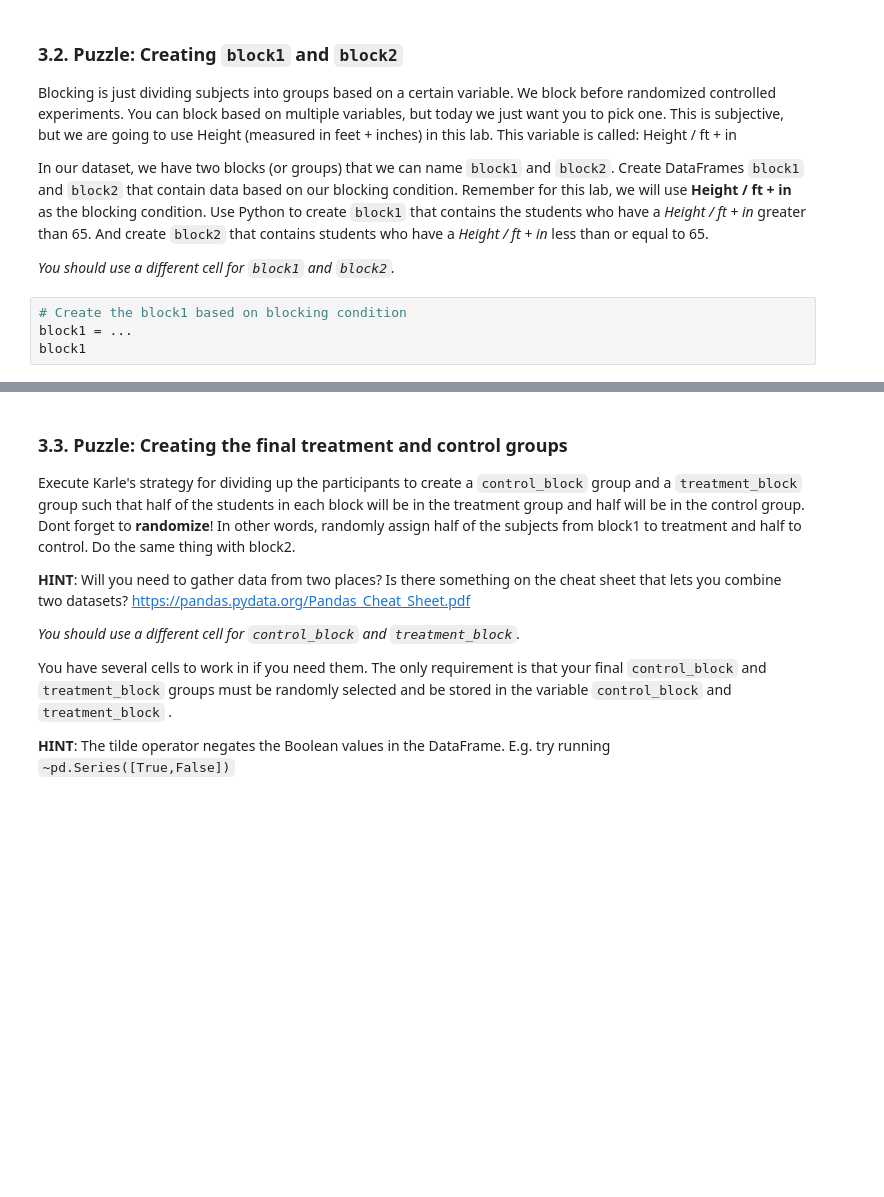
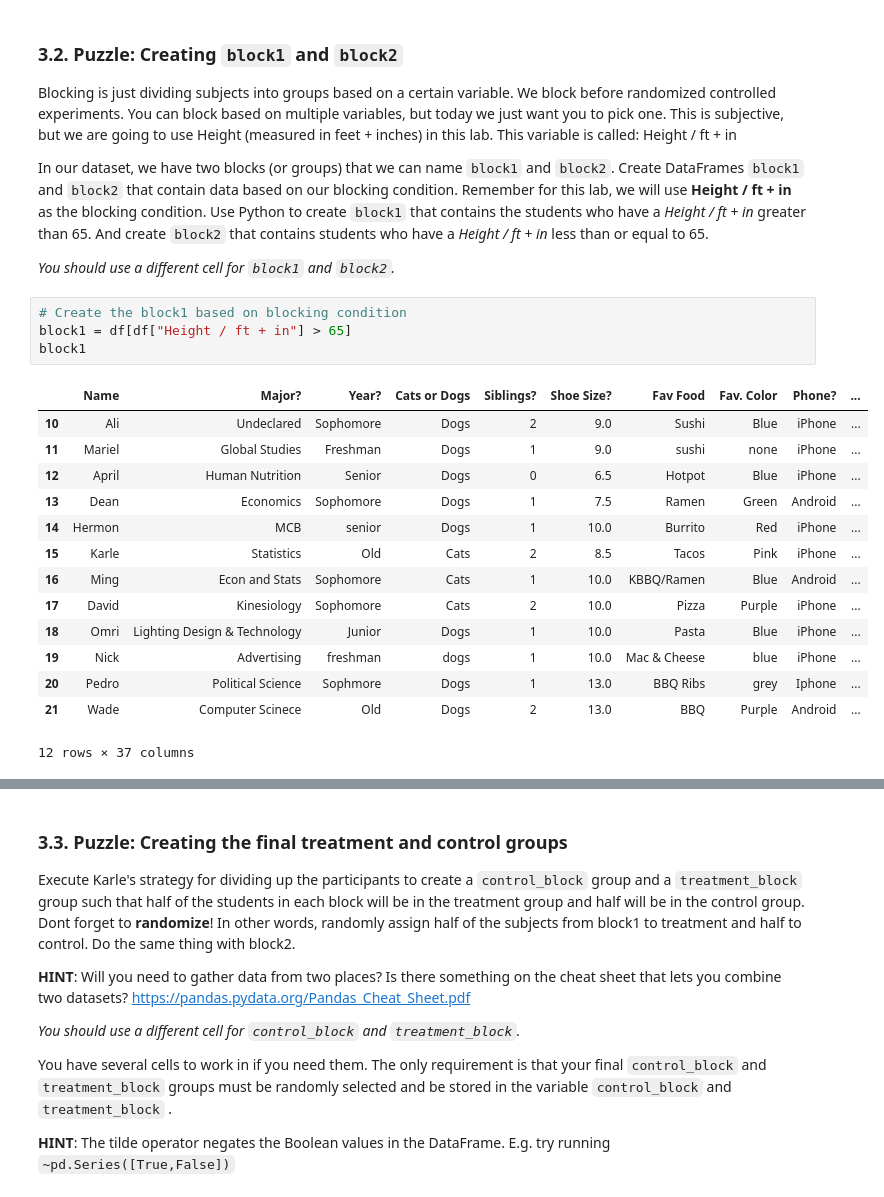
Before and after one commit to rgu6/Rachael-Gu, a Jupyter notebook: lab_exp_design/lab_exp_design.ipynb, the cells around one changed output, grey strips where cells are left out. Cells and saved outputs as stored; diff of their text form; blank space fills up the shorter version.

```diff
--- a/lab_exp_design/lab_exp_design.ipynb
+++ b/lab_exp_design/lab_exp_design.ipynb
@@ -297,8 +406,23 @@ In our dataset, we have two blocks (or groups) that we can name `block1` and `bl
 *You should use a different cell for `block1` and `block2`.*
 # %%
 # Create the block1 based on blocking condition
-block1 = ...
+block1 = df[df["Height / ft + in"] > 65]
 block1
+# %% [output]
+|  | Name | Major? | Year? | Cats or Dogs | Siblings? | Shoe Size? | Fav Food | Fav. Color | Phone? | ... |
+| 10 | Ali | Undeclared | Sophomore | Dogs | 2 | 9.0 | Sushi | Blue | iPhone | ... |
+| 11 | Mariel | Global Studies | Freshman | Dogs | 1 | 9.0 | sushi | none | iPhone | ... |
+| 12 | April | Human Nutrition | Senior | Dogs | 0 | 6.5 | Hotpot | Blue | iPhone | ... |
+| 13 | Dean | Economics | Sophomore | Dogs | 1 | 7.5 | Ramen | Green | Android | ... |
+| 14 | Hermon | MCB | senior | Dogs | 1 | 10.0 | Burrito | Red | iPhone | ... |
+| 15 | Karle | Statistics | Old | Cats | 2 | 8.5 | Tacos | Pink | iPhone | ... |
+| 16 | Ming | Econ and Stats | Sophomore | Cats | 1 | 10.0 | KBBQ/Ramen | Blue | Android | ... |
+| 17 | David | Kinesiology | Sophomore | Cats | 2 | 10.0 | Pizza | Purple | iPhone | ... |
+| 18 | Omri | Lighting Design & Technology | Junior | Dogs | 1 | 10.0 | Pasta | Blue | iPhone | ... |
+| 19 | Nick | Advertising | freshman | dogs | 1 | 10.0 | Mac & Cheese | blue | iPhone | ... |
+| 20 | Pedro | Political Science | Sophmore | Dogs | 1 | 13.0 | BBQ Ribs | grey | Iphone | ... |
+| 21 | Wade | Computer Scinece | Old | Dogs | 2 | 13.0 | BBQ | Purple | Android | ... |
+12 rows × 37 columns
 # %%
 ## == TEST CASES for Puzzle 3.2 ==
 # - This read-only cell contains test cases for your previous cell.
```
Also changed, not shown: parts of 34 cells of this notebook.
